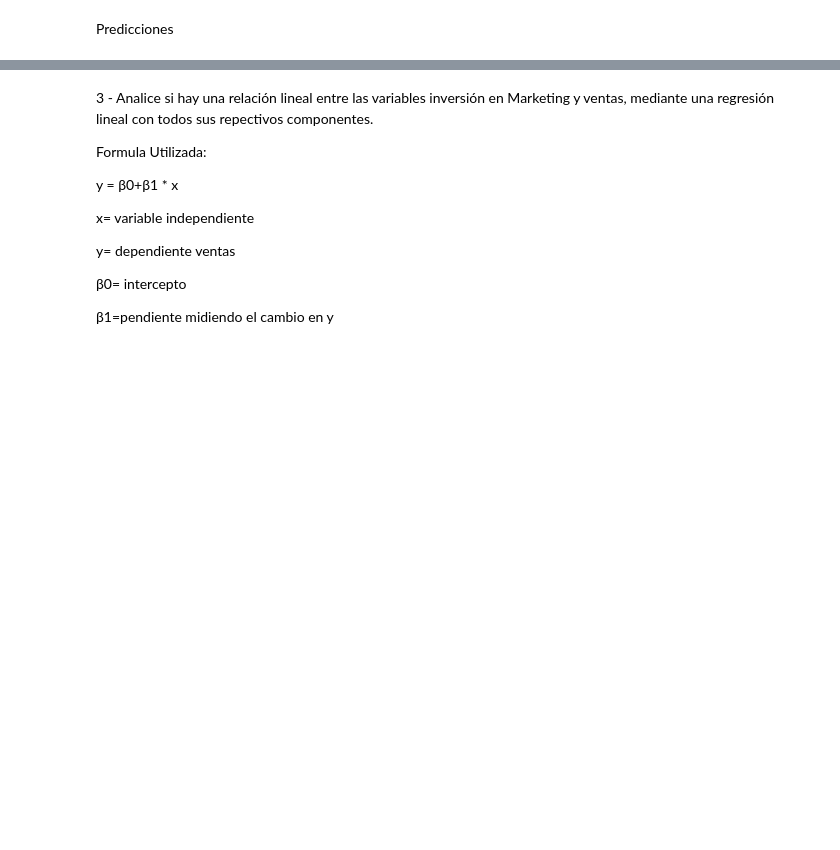
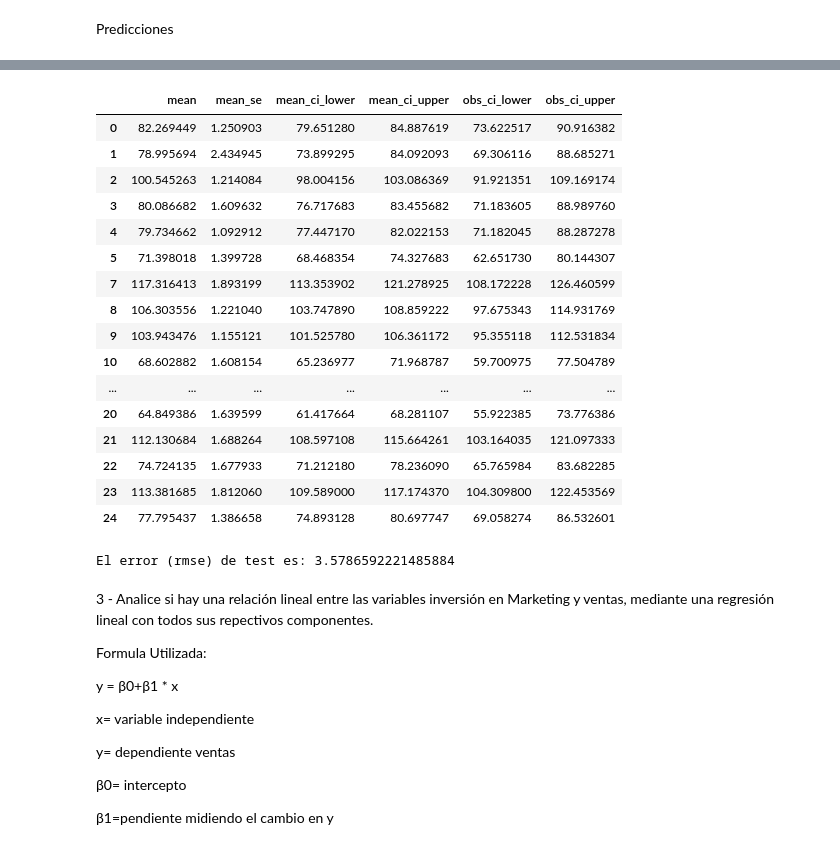
Before and after one commit to JuanJoseNaranjo/Regresion_lineal_multiple, a Jupyter notebook: Trabajo3EAE_JuanJoseNaranjoVelasquez_DiegoAlejandroMoraSuarez_KennethDavidLeonelTriana.ipynb, the cells around one changed output, grey strips where cells are left out. Cells and saved outputs as stored; diff of their text form; code cells hidden in the pictures; blank space fills up the shorter version.

```diff
--- a/Trabajo3EAE_JuanJoseNaranjoVelasquez_DiegoAlejandroMoraSuarez_KennethDavidLeonelTriana.ipynb
+++ b/Trabajo3EAE_JuanJoseNaranjoVelasquez_DiegoAlejandroMoraSuarez_KennethDavidLeonelTriana.ipynb
@@ -383,0 +536,10 @@ vif
+# %%
+# Según la prueba de significancia y la matriz de correlación deberiamos seleccionar las variables X1, X3 y X4 para nuestro modelo
+
+columnas_a_eliminar = ['X2']
+DatosLaboral.drop(columnas_a_eliminar, axis = 1, inplace=True)
+x = DatosLaboral.drop(columns='Y')
+y = DatosLaboral['Y']
+x = sm.add_constant(x)
+modelo = sm.OLS(y,x).fit()
+print(modelo.summary())
@@ -391,11 +590,31 @@ modelo_final_res.predict(X_test[predictores])
 # %%
 # Predicciones con intervalo de confianza
 # ==============================================================================
 # La columna mean contiene la media de la predicción
-predicciones = modelo_final_res.get_prediction(exog = X_test[predictores]).summary_frame(alpha=0.05)
+predicciones = modelo.get_prediction(exog = x).summary_frame(alpha=0.05)
 predicciones
+# %% [output]
+|  | mean | mean_se | mean_ci_lower | mean_ci_upper | obs_ci_lower | obs_ci_upper |
+| 0 | 82.269449 | 1.250903 | 79.651280 | 84.887619 | 73.622517 | 90.916382 |
+| 1 | 78.995694 | 2.434945 | 73.899295 | 84.092093 | 69.306116 | 88.685271 |
+| 2 | 100.545263 | 1.214084 | 98.004156 | 103.086369 | 91.921351 | 109.169174 |
+| 3 | 80.086682 | 1.609632 | 76.717683 | 83.455682 | 71.183605 | 88.989760 |
+| 4 | 79.734662 | 1.092912 | 77.447170 | 82.022153 | 71.182045 | 88.287278 |
+| 5 | 71.398018 | 1.399728 | 68.468354 | 74.327683 | 62.651730 | 80.144307 |
+| 7 | 117.316413 | 1.893199 | 113.353902 | 121.278925 | 108.172228 | 126.460599 |
+| 8 | 106.303556 | 1.221040 | 103.747890 | 108.859222 | 97.675343 | 114.931769 |
+| 9 | 103.943476 | 1.155121 | 101.525780 | 106.361172 | 95.355118 | 112.531834 |
+| 10 | 68.602882 | 1.608154 | 65.236977 | 71.968787 | 59.700975 | 77.504789 |
+| ... | ... | ... | ... | ... | ... | ... |
+| 20 | 64.849386 | 1.639599 | 61.417664 | 68.281107 | 55.922385 | 73.776386 |
+| 21 | 112.130684 | 1.688264 | 108.597108 | 115.664261 | 103.164035 | 121.097333 |
+| 22 | 74.724135 | 1.677933 | 71.212180 | 78.236090 | 65.765984 | 83.682285 |
+| 23 | 113.381685 | 1.812060 | 109.589000 | 117.174370 | 104.309800 | 122.453569 |
+| 24 | 77.795437 | 1.386658 | 74.893128 | 80.697747 | 69.058274 | 86.532601 |
 # %%
 # Error de test del modelo
 # ==============================================================================
-error = rmse(y_test.flatten(), predicciones['mean'])
+error = rmse(y, predicciones['mean'])
 print(f"El error (rmse) de test es: {error}")
+# %% [output]
+El error (rmse) de test es: 3.5786592221485884
```
Also changed, not shown: parts of 35 cells of this notebook.
